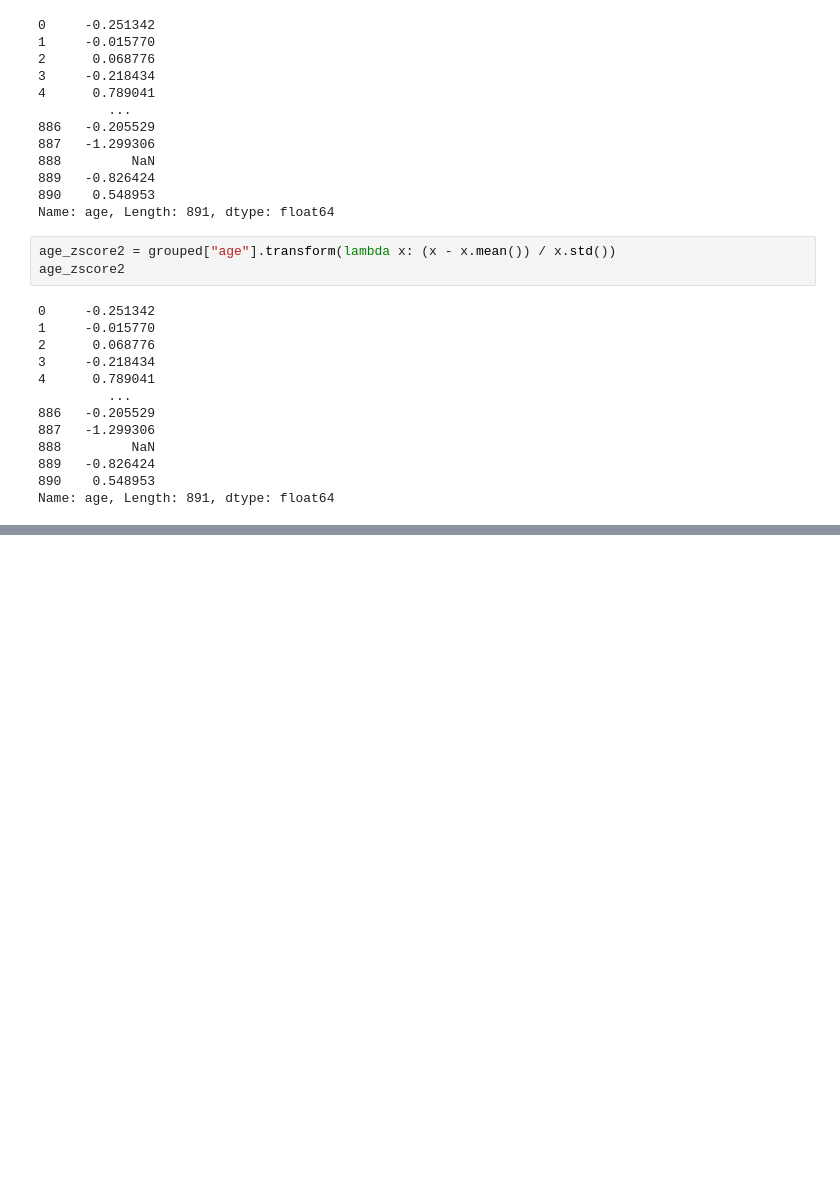
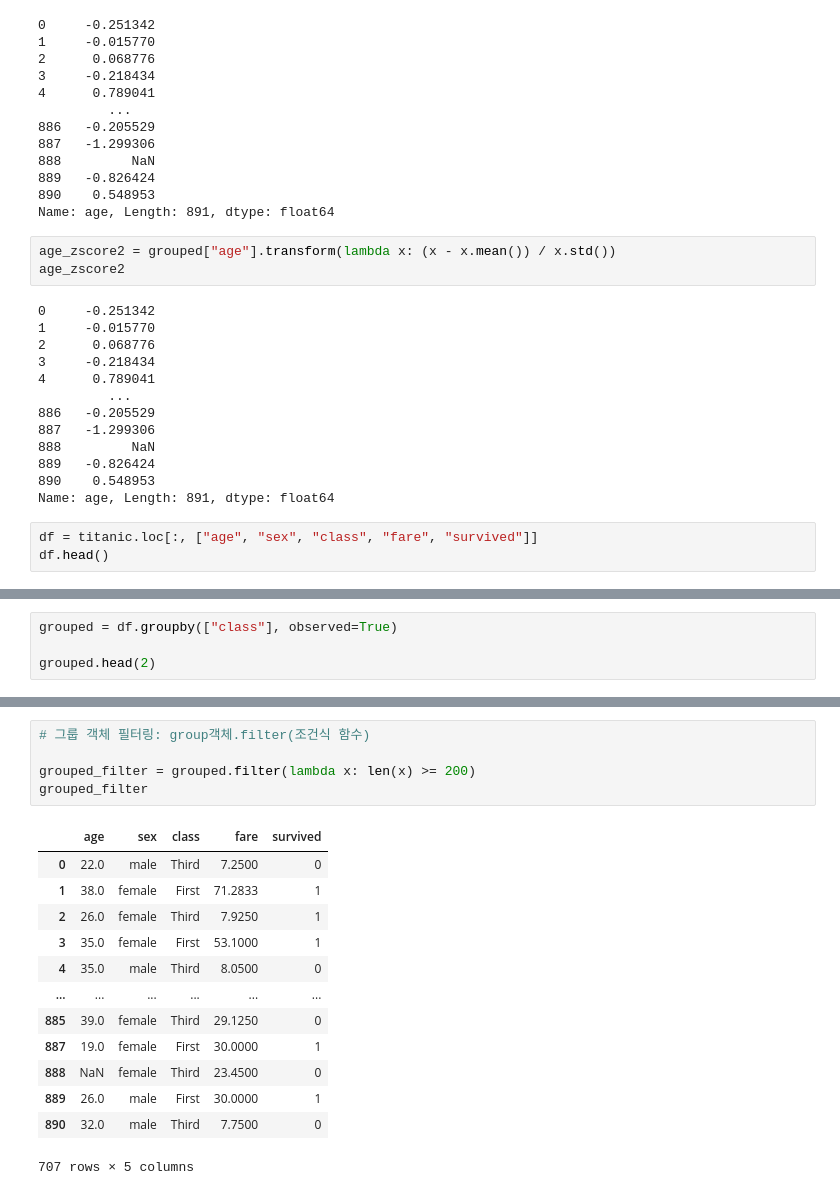
Before and after one commit to jhy5317/17-data-analysis, a Jupyter notebook: 06_데이터프레임의_다양한응용/03_그룹연산.ipynb, the cells around one changed output, grey strips where cells are left out. Cells and saved outputs as stored; diff of their text form; blank space fills up the shorter version.

```diff
--- a/03_그룹연산.ipynb
+++ b/06_데이터프레임의_다양한응용/03_그룹연산.ipynb
@@ -360,3 +360,6 @@ age_zscore2
 889   -0.826424
 890    0.548953
 Name: age, Length: 891, dtype: float64
+# %%
+df = titanic.loc[:, ["age", "sex", "class", "fare", "survived"]]
+df.head()
@@ -362,0 +373,4 @@ Name: age, Length: 891, dtype: float64
+# %%
+grouped = df.groupby(["class"], observed=True)
+
+grouped.head(2)
@@ -362,0 +399,19 @@ Name: age, Length: 891, dtype: float64
+# %%
+# 그룹 객체 필터링: group객체.filter(조건식 함수)
+
+grouped_filter = grouped.filter(lambda x: len(x) >= 200)
+grouped_filter
+# %% [output]
+|  | age | sex | class | fare | survived |
+| 0 | 22.0 | male | Third | 7.2500 | 0 |
+| 1 | 38.0 | female | First | 71.2833 | 1 |
+| 2 | 26.0 | female | Third | 7.9250 | 1 |
+| 3 | 35.0 | female | First | 53.1000 | 1 |
+| 4 | 35.0 | male | Third | 8.0500 | 0 |
+| ... | ... | ... | ... | ... | ... |
+| 885 | 39.0 | female | Third | 29.1250 | 0 |
+| 887 | 19.0 | female | First | 30.0000 | 1 |
+| 888 | NaN | female | Third | 23.4500 | 0 |
+| 889 | 26.0 | male | First | 30.0000 | 1 |
+| 890 | 32.0 | male | Third | 7.7500 | 0 |
+707 rows × 5 columns
```
Also changed, not shown: parts of 8 cells of this notebook, 8 other files.
